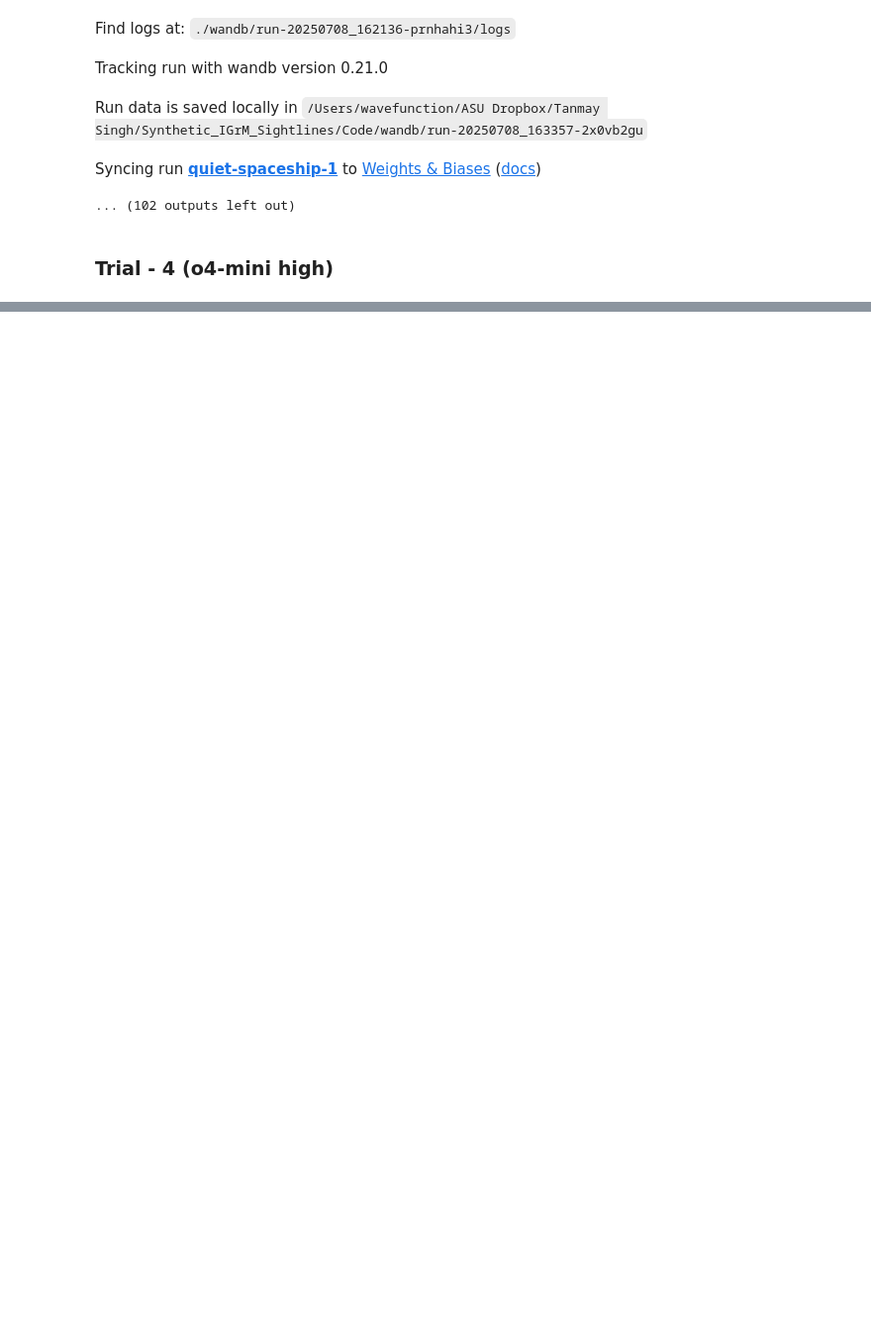
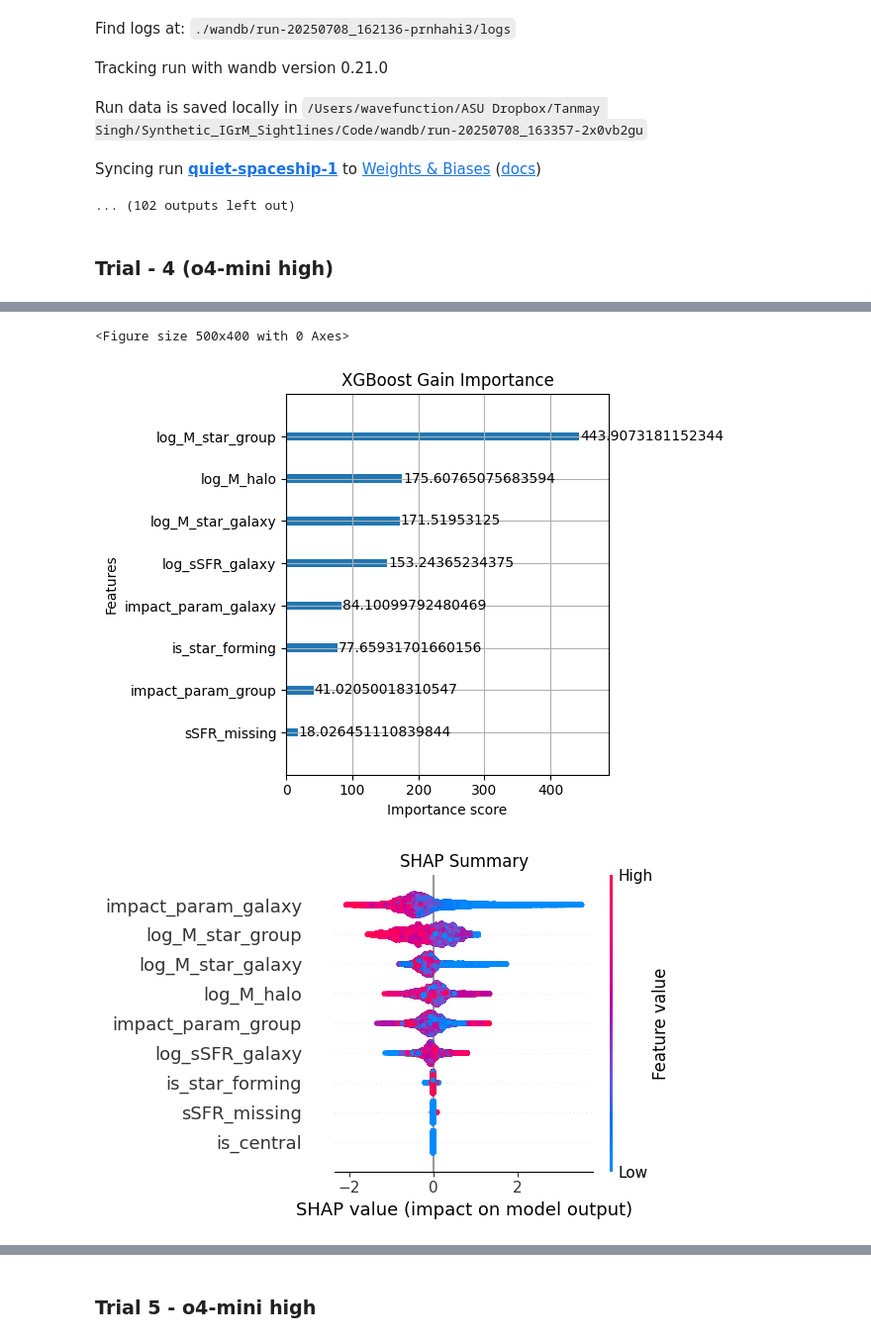
Before and after one commit to tanmay-starslab/OVI_IGrM, a Jupyter notebook: Code/training_data.ipynb, the cells around one changed output, grey strips where cells are left out. Shown at 99% size. Cells and saved outputs as stored; diff of their text form; code cells hidden in the pictures; blank space fills up the shorter version.

```diff
--- a/Code/training_data.ipynb
+++ b/Code/training_data.ipynb
@@ -1570,0 +1652,30 @@ ImportError: cannot import name 'SPARSE_ARRAY_PRESENT' from 'sklearn.utils.fixes
+# %%
+# %% [markdown]
+# ## 8.  Feature Importance & SHAP Interpretation
+
+# 8a) built-in importance
+plt.figure(figsize=(5,4))
+xgb.plot_importance(clf, max_num_features=10, importance_type="gain",
+                    title="XGBoost Gain Importance")
+plt.tight_layout()
+plt.show()
+
+# 8b) SHAP summary
+explainer  = shap.TreeExplainer(clf)
+shap_vals  = explainer.shap_values(X_test)
+shap.summary_plot(shap_vals, X_test, plot_size=(6,4), show=False)
+plt.title("SHAP Summary")
+plt.tight_layout()
+plt.show()
+
+# 8c) SHAP dependence for top features
+for feat in ["impact_param_galaxy","log_sSFR_galaxy","log_M_halo"]:
+    shap.dependence_plot(feat, shap_vals, X_test,
+                         interaction_index=None, show=False)
+    plt.title(f"SHAP Dependence: {feat}")
+    plt.tight_layout()
+    plt.show()
+# %% [output]
+<Figure size 500x400 with 0 Axes>
+[figure, added]
+[figure, added]
@@ -1570,0 +1685,2 @@ ImportError: cannot import name 'SPARSE_ARRAY_PRESENT' from 'sklearn.utils.fixes
+# %% [markdown]
+### Trial 5 - o4-mini high
```
Also changed, not shown: parts of 43 cells of this notebook, 1 other file.
